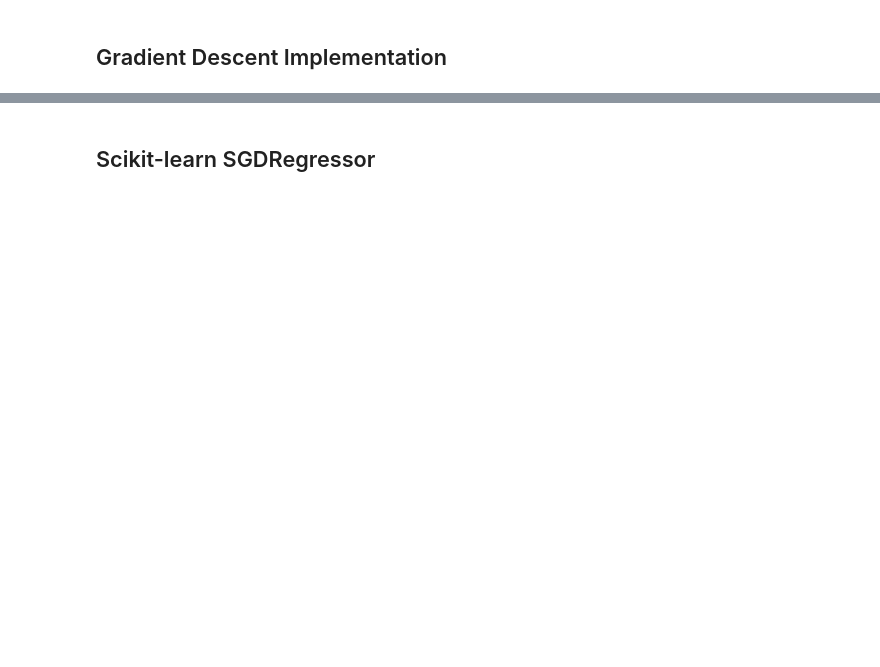
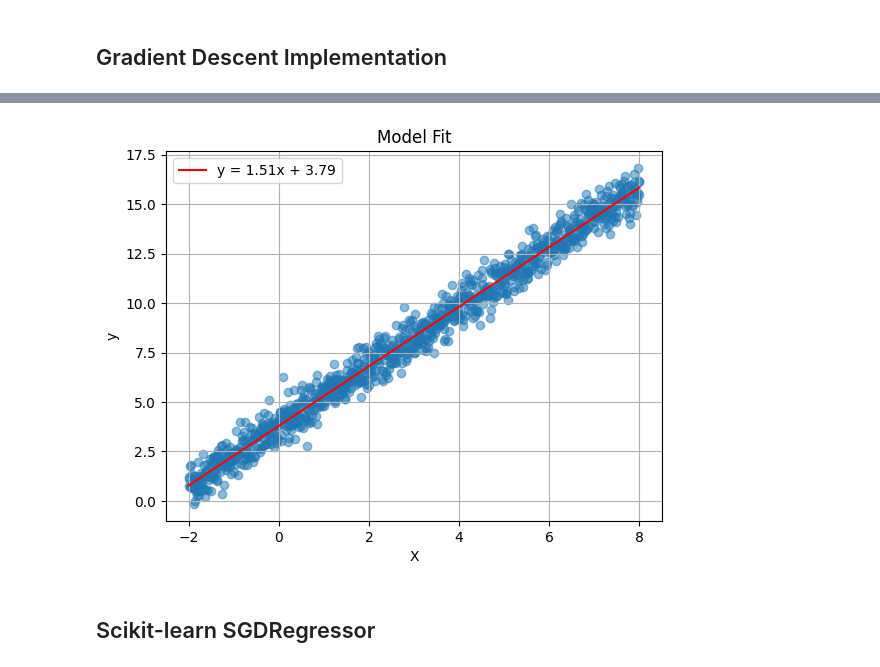
Before and after one commit to sarah-bouzabal/Cours-Data-Science-M2, a Jupyter notebook: DataScience/Exercice_1.ipynb, the cells around one changed output, grey strips where cells are left out. Saved outputs shown, nothing was run; the diff lists cells and outputs as text; code cells hidden in the pictures; blank space fills up the shorter version.

Commit message:
Finalisation l'exercice 1 : implémentation de la descente de gradient

```diff
--- a/DataScience/Exercice_1.ipynb
+++ b/DataScience/Exercice_1.ipynb
@@ -65,10 +71,14 @@ n_iterations = 1000
 m = len(X_b)
 start_time = time.time()
 # Implement gradient descent here
-# to do
+for iteration in range(n_iterations):
+    gradients = 2/m * X_b.T.dot(X_b.dot(theta) - y)
+    theta = theta - eta * gradients
+
 
 end_time = time.time()
 print(f"Gradient descent took {end_time - start_time:.2f} seconds")
 
 print(f"Learned theta from GD: slope={theta[1,0]:.2f}, intercept={theta[0,0]:.2f}")
 plot_line(theta[1, 0], theta[0, 0])
+# %% [output]
@@ -75,3 +87,4 @@ plot_line(theta[1, 0], theta[0, 0])
+[figure, added]
 # %% [markdown]
 ## Scikit-learn SGDRegressor
 # %%
```
Also changed, not shown: parts of 4 cells of this notebook.
